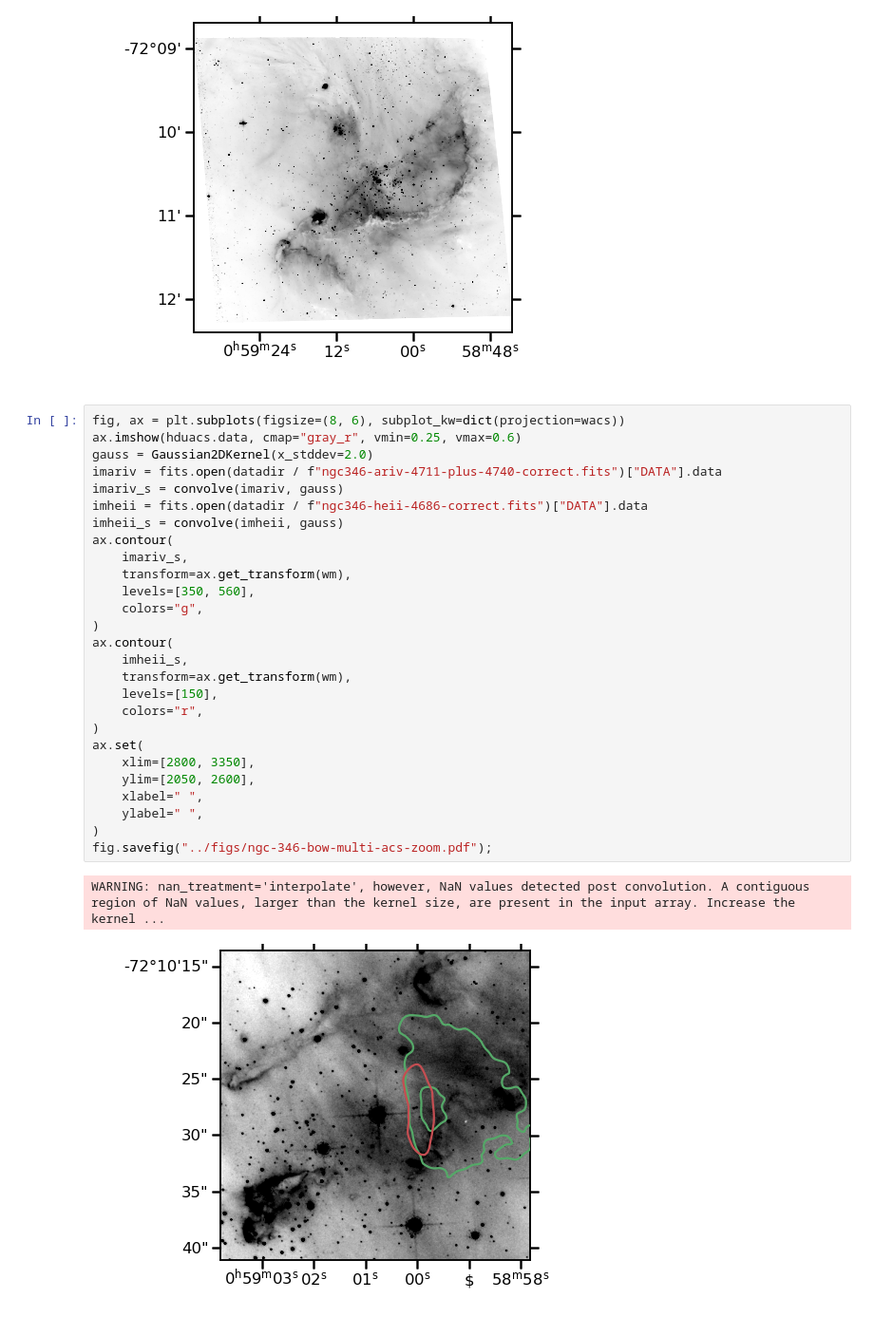
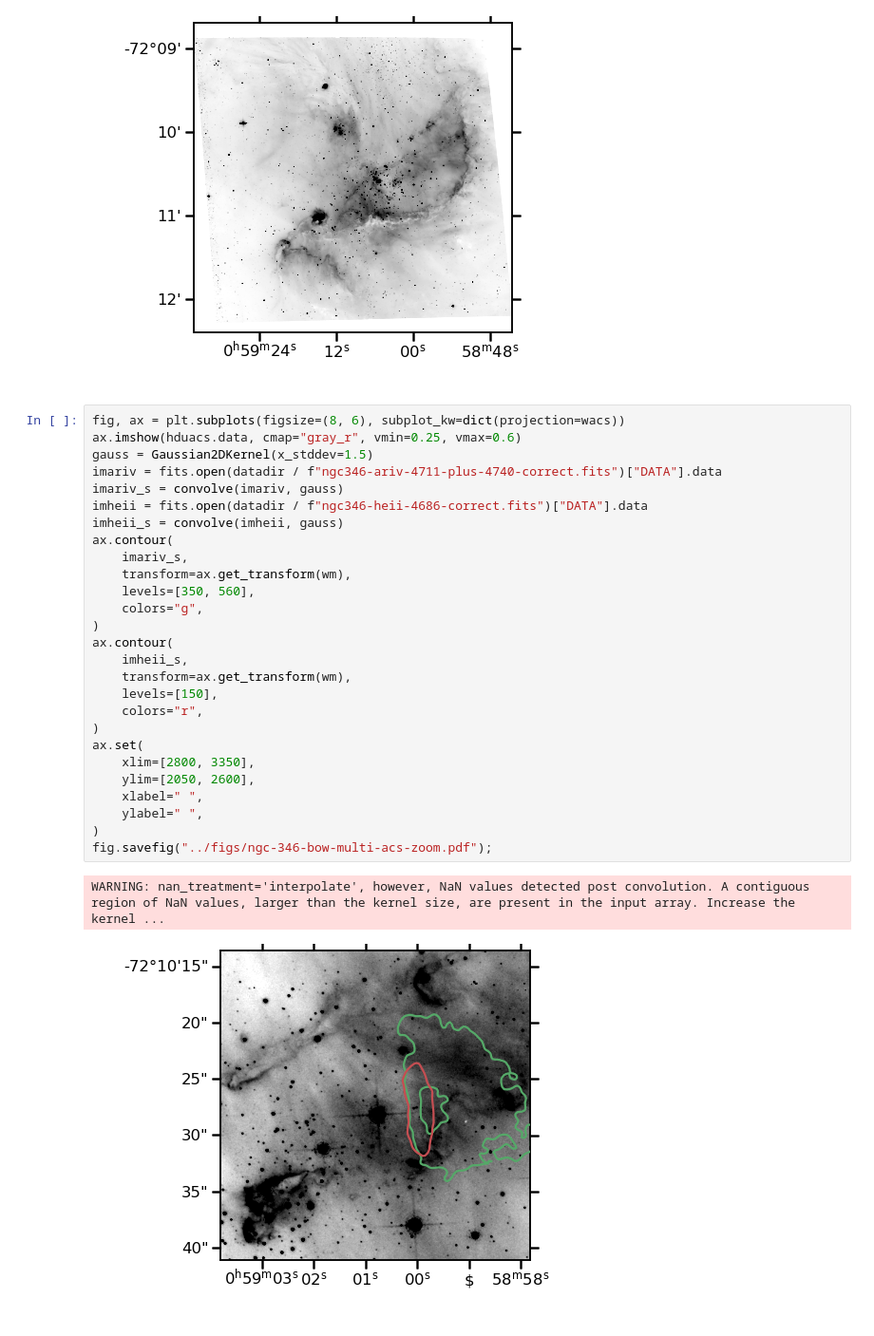
Before and after one commit to will-henney/muse-hii-regions, a Jupyter notebook: notebooks/01-03-pretty-images.ipynb, the cells around one changed output. Shown at 95% size. Drawn from its saved outputs; the diff is of its cells as text.

```diff
--- a/notebooks/01-03-pretty-images.ipynb
+++ b/notebooks/01-03-pretty-images.ipynb
@@ -115,30 +115,30 @@ fig.savefig("../figs/ngc-346-bow-multi-acs-wide.pdf");
 # %%
 fig, ax = plt.subplots(figsize=(8, 6), subplot_kw=dict(projection=wacs))
 ax.imshow(hduacs.data, cmap="gray_r", vmin=0.25, vmax=0.6)
-gauss = Gaussian2DKernel(x_stddev=2.0)
+gauss = Gaussian2DKernel(x_stddev=1.5)
 imariv = fits.open(datadir / f"ngc346-ariv-4711-plus-4740-correct.fits")["DATA"].data
 imariv_s = convolve(imariv, gauss)
 imheii = fits.open(datadir / f"ngc346-heii-4686-correct.fits")["DATA"].data
 imheii_s = convolve(imheii, gauss)
 ax.contour(
     imariv_s,
     transform=ax.get_transform(wm),
     levels=[350, 560],
     colors="g",
 )
 ax.contour(
     imheii_s,
     transform=ax.get_transform(wm),
     levels=[150],
     colors="r",
 )
 ax.set(
     xlim=[2800, 3350],
     ylim=[2050, 2600],
     xlabel=" ",
     ylabel=" ",
 )
 fig.savefig("../figs/ngc-346-bow-multi-acs-zoom.pdf");
 # %% [output]
 WARNING: nan_treatment='interpolate', however, NaN values detected post convolution. A contiguous region of NaN values, larger than the kernel size, are present in the input array. Increase the kernel ...
-[figure, old version]
+[figure, new version]
```
Also changed, not shown: 6 other files.
